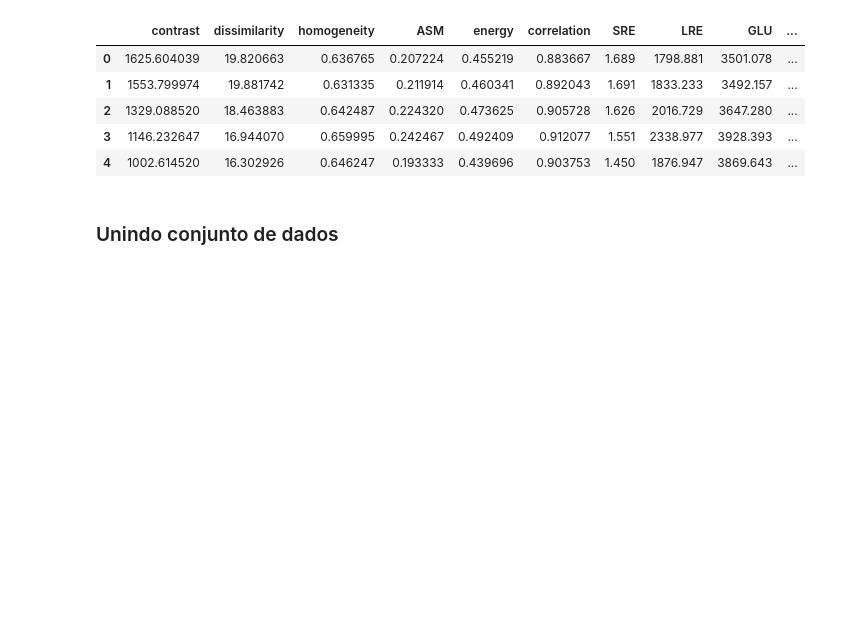
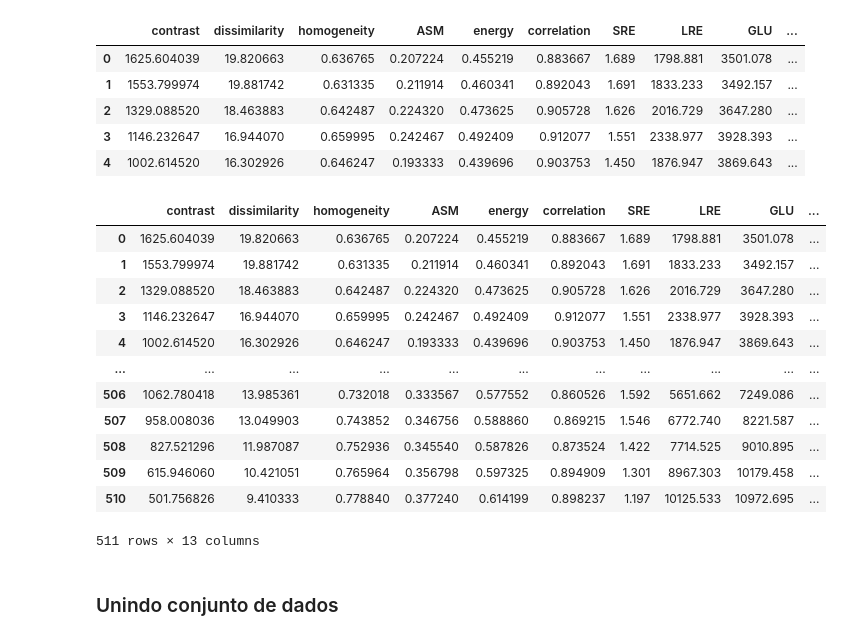
Before and after one commit to lstival/mo826, a Jupyter notebook: P4/SVM prediction.ipynb, the cells around one changed output. Saved outputs shown, nothing was run; the diff lists cells and outputs as text; code cells hidden in the pictures; blank space fills up the shorter version.

```diff
--- a/P4/SVM prediction.ipynb
+++ b/P4/SVM prediction.ipynb
@@ -51,3 +74,20 @@ AVC_data.head()
 | 2 | 1329.088520 | 18.463883 | 0.642487 | 0.224320 | 0.473625 | 0.905728 | 1.626 | 2016.729 | 3647.280 | ... |
 | 3 | 1146.232647 | 16.944070 | 0.659995 | 0.242467 | 0.492409 | 0.912077 | 1.551 | 2338.977 | 3928.393 | ... |
 | 4 | 1002.614520 | 16.302926 | 0.646247 | 0.193333 | 0.439696 | 0.903753 | 1.450 | 1876.947 | 3869.643 | ... |
+# %%
+AVC_data['image'] = pd.read_csv("AVC_images.csv", index_col=0).values
+AVC_data.head()
+# %% [output]
+|  | contrast | dissimilarity | homogeneity | ASM | energy | correlation | SRE | LRE | GLU | ... |
+| 0 | 1625.604039 | 19.820663 | 0.636765 | 0.207224 | 0.455219 | 0.883667 | 1.689 | 1798.881 | 3501.078 | ... |
+| 1 | 1553.799974 | 19.881742 | 0.631335 | 0.211914 | 0.460341 | 0.892043 | 1.691 | 1833.233 | 3492.157 | ... |
+| 2 | 1329.088520 | 18.463883 | 0.642487 | 0.224320 | 0.473625 | 0.905728 | 1.626 | 2016.729 | 3647.280 | ... |
+| 3 | 1146.232647 | 16.944070 | 0.659995 | 0.242467 | 0.492409 | 0.912077 | 1.551 | 2338.977 | 3928.393 | ... |
+| 4 | 1002.614520 | 16.302926 | 0.646247 | 0.193333 | 0.439696 | 0.903753 | 1.450 | 1876.947 | 3869.643 | ... |
+| ... | ... | ... | ... | ... | ... | ... | ... | ... | ... | ... |
+| 506 | 1062.780418 | 13.985361 | 0.732018 | 0.333567 | 0.577552 | 0.860526 | 1.592 | 5651.662 | 7249.086 | ... |
+| 507 | 958.008036 | 13.049903 | 0.743852 | 0.346756 | 0.588860 | 0.869215 | 1.546 | 6772.740 | 8221.587 | ... |
+| 508 | 827.521296 | 11.987087 | 0.752936 | 0.345540 | 0.587826 | 0.873524 | 1.422 | 7714.525 | 9010.895 | ... |
+| 509 | 615.946060 | 10.421051 | 0.765964 | 0.356798 | 0.597325 | 0.894909 | 1.301 | 8967.303 | 10179.458 | ... |
+| 510 | 501.756826 | 9.410333 | 0.778840 | 0.377240 | 0.614199 | 0.898237 | 1.197 | 10125.533 | 10972.695 | ... |
+511 rows × 13 columns
```
Also changed, not shown: parts of 14 cells of this notebook, 1 other file.
